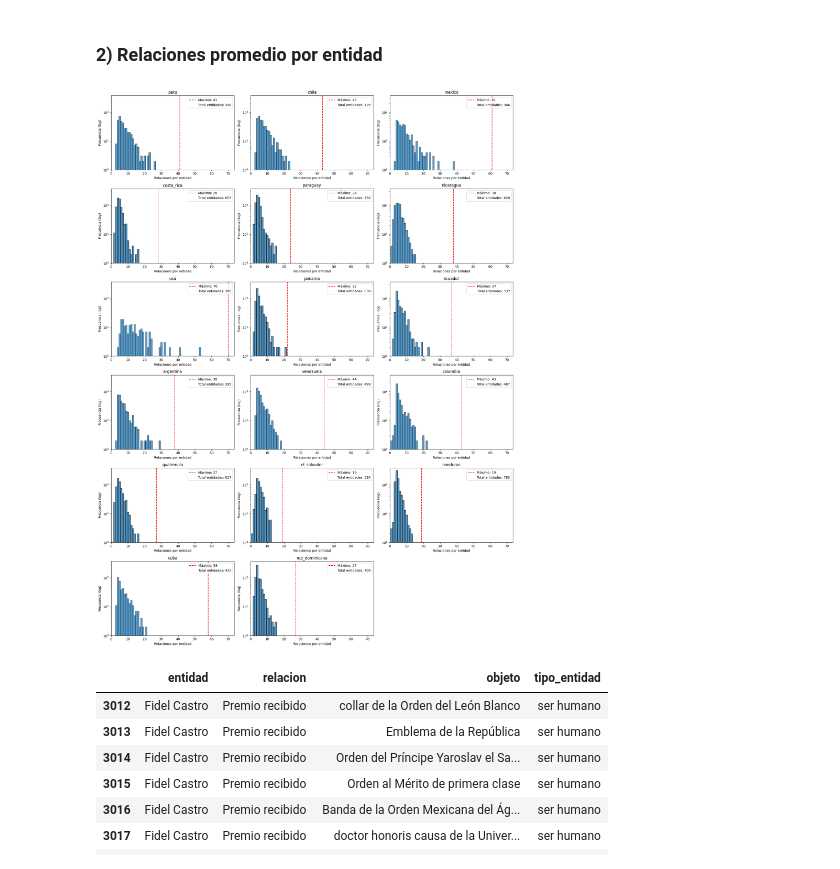
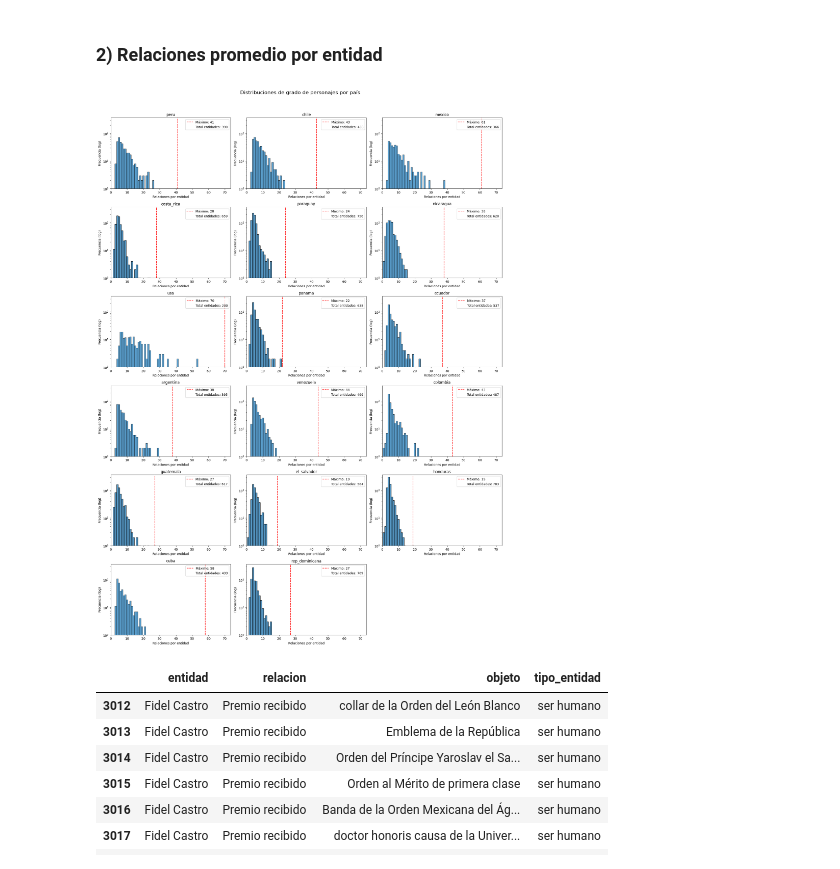
Before and after one commit to JuanHernandez-uc/Proyecto-IA-Gen, a Jupyter notebook: Analisis de datos/analisis_exploratorio.ipynb, the cells around one changed output. Drawn from its saved outputs; the diff is of its cells as text; code cells hidden in the pictures.

```diff
--- a/Analisis de datos/analisis_exploratorio.ipynb
+++ b/Analisis de datos/analisis_exploratorio.ipynb
@@ -116,34 +132,35 @@ def plot_entity_degree_distributions(df_dict, suptitle):
     rows = math.ceil(total_files / cols) if total_files > 0 else 1
     fig, axes = plt.subplots(rows, cols, figsize=(6 * cols, 4 * rows))
     axes = axes.flatten() if total_files > 1 else [axes]
 
     for i, country in enumerate(df_dict.keys()):
         series = len(data_dict[country])
         max_val = max(data_dict[country])
         sns.histplot(data_dict[country], bins=range(0, max_x + 2), kde=False, ax=axes[i], discrete=True,)
         axes[i].axvline(x=max_val, color='r', linestyle='--', linewidth=1.5, label='Media')
         axes[i].legend([f'Total entidades: {series}'], loc='upper right')
         axes[i].set_xmargin(0)
         axes[i].set_xlim(0, max_x * 1.05)
         axes[i].set_yscale('log')
         axes[i].set_ylim(1, max_y * 1.2)
         axes[i].set_xlabel('Relaciones por entidad')
         axes[i].set_ylabel('Frecuencia (log)')
         axes[i].set_title(country.replace('.csv', ''))
         total_handle = Patch(facecolor='none', edgecolor='none',
                             label=f'Total entidades: {series}')
 
         axes[i].legend(handles=[Line2D([], [], color='r', linestyle='--', label=f'Máximo: {max_val}'), total_handle], loc='upper right')
 
     for j in range(i + 1, len(axes)):
         fig.delaxes(axes[j])
 
+    plt.suptitle(suptitle, fontsize=16, y=1.02)
     plt.tight_layout()
     plt.show()
 
 plot_entity_degree_distributions(personajes_por_pais, "Distribuciones de grado de personajes por país")
 # %% [output]
-[figure, old version]
+[figure, new version]
 # %%
 # Muchas relaciones poco relevantes
 df_cuba = personajes_por_pais['cuba']
```
Also changed, not shown: parts of 11 cells of this notebook.
